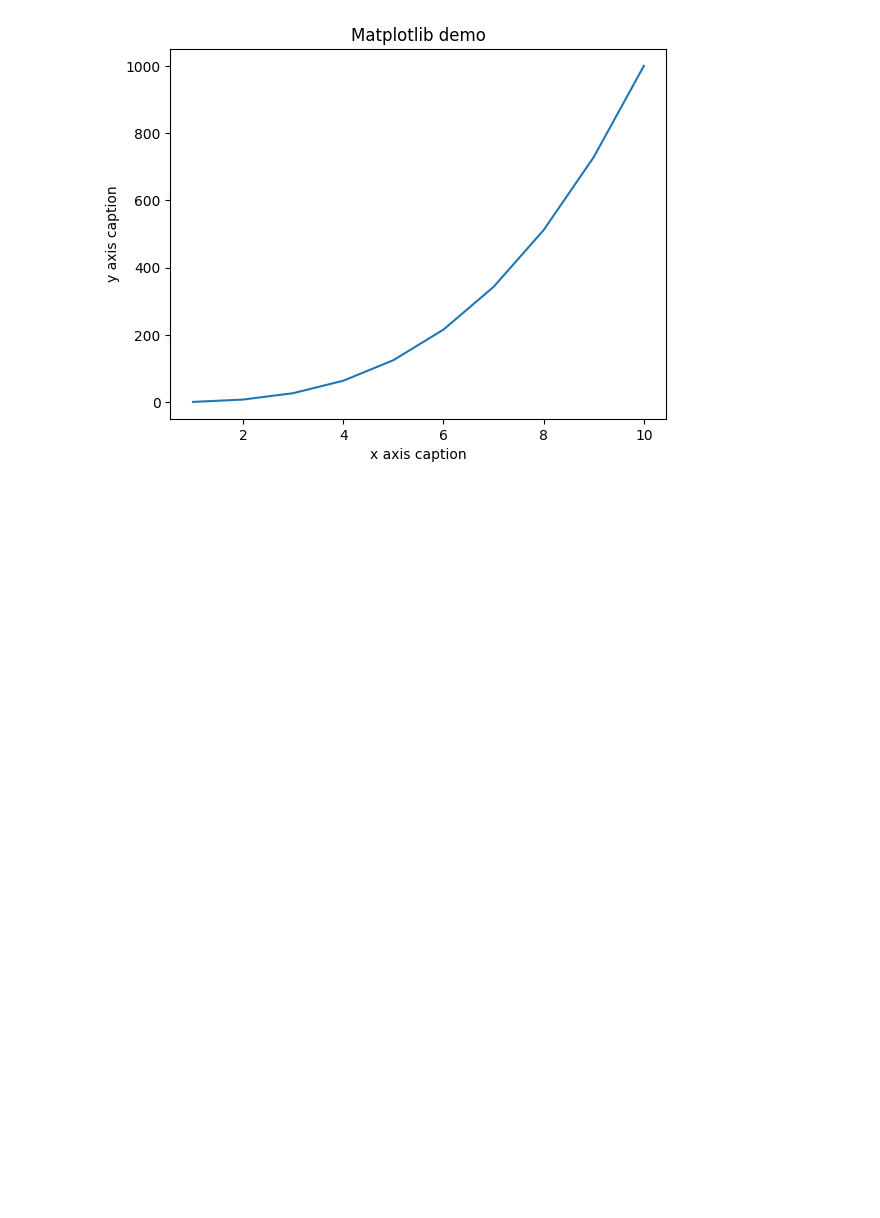
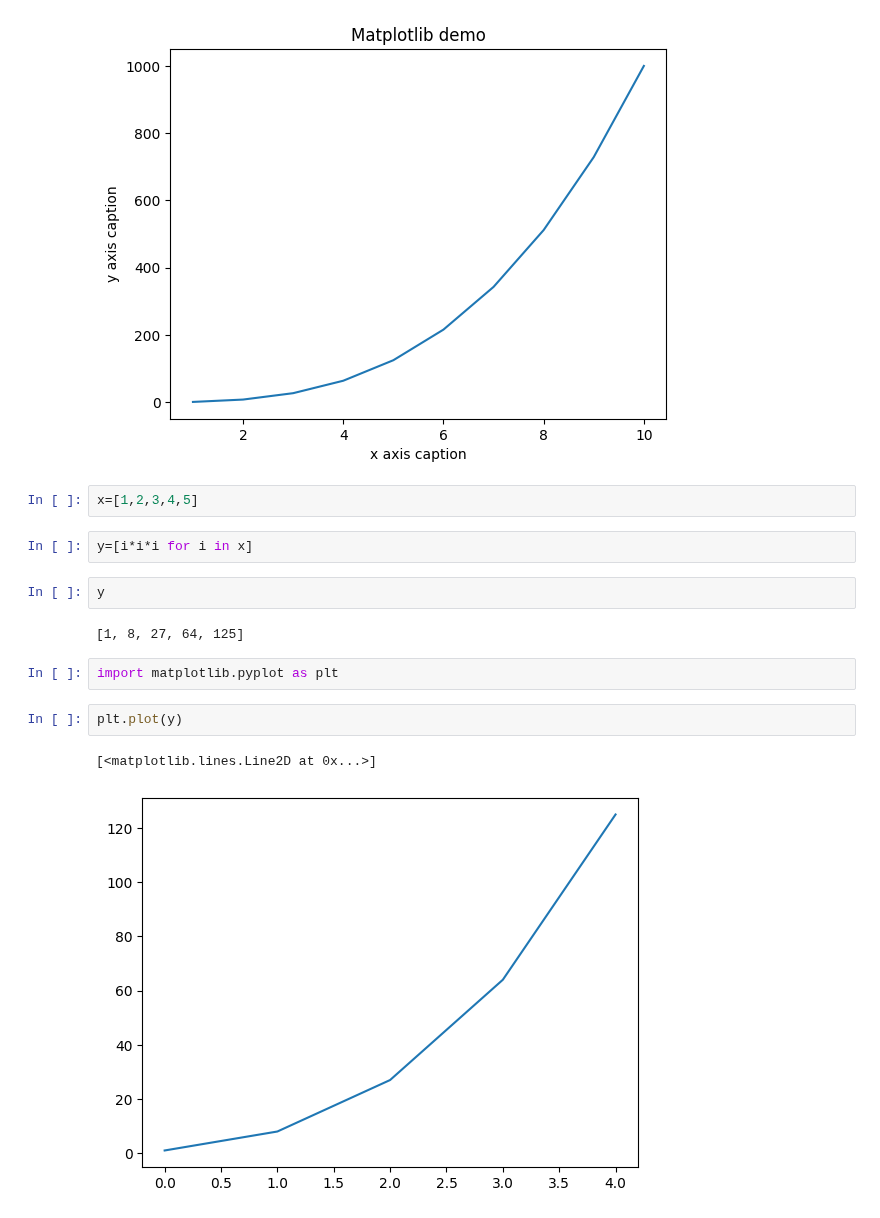
Before and after one commit to Ding10910357/DAY6, a Jupyter notebook: Untitled-2.ipynb, the cells around one changed output. Cells and saved outputs as stored; diff of their text form; blank space fills up the shorter version.

```diff
--- a/Untitled-2.ipynb
+++ b/Untitled-2.ipynb
@@ -122,3 +122,18 @@ plt.plot(x,y)
 plt.show()
 # %% [output]
 [figure]
+# %%
+x=[1,2,3,4,5]
+# %%
+y=[i*i*i for i in x]
+# %%
+y
+# %% [output]
+[1, 8, 27, 64, 125]
+# %%
+import matplotlib.pyplot as plt
+# %%
+plt.plot(y)
+# %% [output]
+[<matplotlib.lines.Line2D at 0x...>]
+[figure, added]
```
